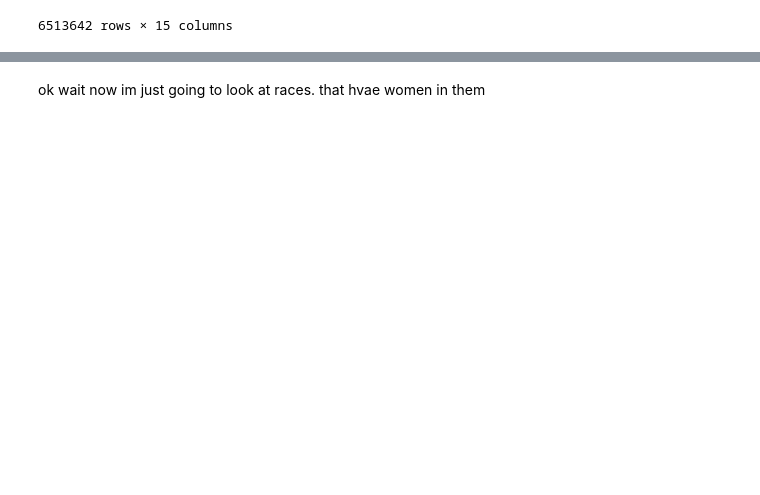
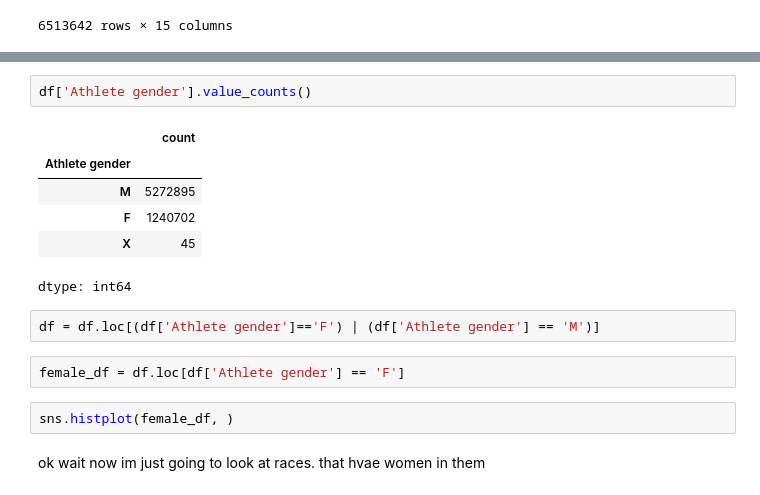
Before and after one commit to kendall-lucas25/women_endurance, a Jupyter notebook: DTSC_220_Final.ipynb, the cells around one changed output, grey strips where cells are left out. Drawn from its saved outputs; the diff is of its cells as text; blank space fills up the shorter version.

```diff
--- a/DTSC_220_Final.ipynb
+++ b/DTSC_220_Final.ipynb
@@ -612,2 +619,17 @@ df.loc[(df['Athlete gender'] == 'F')]
+# %%
+df['Athlete gender'].value_counts()
+# %% [output]
+|  | count |
+| Athlete gender |  |
+| M | 5272895 |
+| F | 1240702 |
+| X | 45 |
+dtype: int64
+# %%
+df = df.loc[(df['Athlete gender']=='F') | (df['Athlete gender'] == 'M')]
+# %%
+female_df = df.loc[df['Athlete gender'] == 'F']
+# %%
+sns.histplot(female_df, )
 # %% [markdown]
 ok wait now im just going to look at races. that hvae women in them
```
Also changed, not shown: parts of 4 cells of this notebook.
